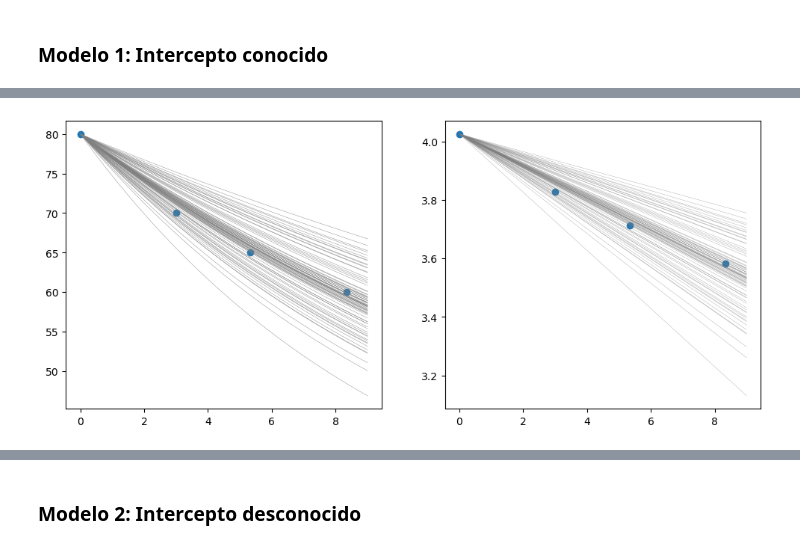
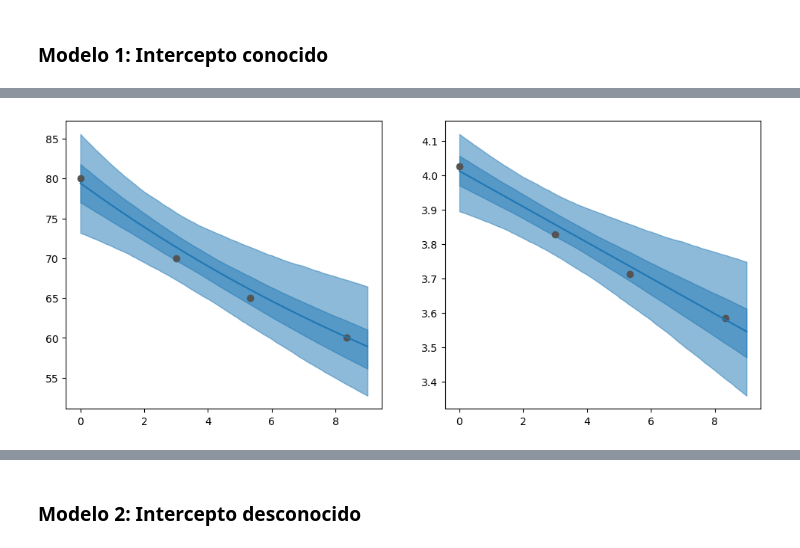
Before and after one commit to tomicapretto/tomicapretto.github.io, a Jupyter notebook: posts/_2025-08-10_temperatura-mate/index.ipynb, the cells around one changed output, grey strips where cells are left out. Saved outputs shown, nothing was run; the diff lists cells and outputs as text; code cells hidden in the pictures.

```diff
--- a/posts/_2025-08-10_temperatura-mate/index.ipynb
+++ b/posts/_2025-08-10_temperatura-mate/index.ipynb
@@ -155,16 +161,47 @@ az.plot_posterior(idata_1, var_names=["beta", "sigma"]);
 # %%
-fig, axes = plt.subplots(1, 2, figsize=(12, 5))
+# fig, axes = plt.subplots(1, 2, figsize=(12, 5))
 
-t_grid = np.linspace(0, 9, num=100)
-alpha = np.log(temperatura_inicial - temperatura_ambiente)
-betas = idata_1.posterior["beta"].values.flatten()[::50]
+# t_grid = np.linspace(0, 9, num=100)
+# alpha = np.log(temperatura_inicial - temperatura_ambiente)
+# betas = idata_1.posterior["beta"].values.flatten()[::50]
 
-for beta in betas:
-    mu = alpha - beta * t_grid
-    axes[0].plot(t_grid, np.exp(mu) + temperatura_ambiente, color="0.5", lw=0.3)
-    axes[1].plot(t_grid, mu, color="0.5", lw=0.2)
+# for beta in betas:
+#     mu = alpha - beta * t_grid
+#     axes[0].plot(t_grid, np.exp(mu) + temperatura_ambiente, color="0.5", lw=0.3)
+#     axes[1].plot(t_grid, mu, color="0.5", lw=0.2)
 
-axes[0].scatter(tiempo, datos["stanley"]);
-axes[1].scatter(tiempo, y_stanley);
+# axes[0].scatter(tiempo, datos["stanley"]);
+# axes[1].scatter(tiempo, y_stanley);
-# %% [output]
-[figure, removed]
+# %%
+fig, axes = plt.subplots(1, 2, figsize=(12, 5))
+
+t_grid = np.linspace(0, 9, num=100)
+alpha = np.log(temperatura_inicial - temperatura_ambiente)
+alphas = idata_1.posterior["alpha"].values.flatten()
+betas = idata_1.posterior["beta"].values.flatten()
+
+mu_draws = (alphas[:, None] - betas[:, None] * t_grid)
+mu_y_draws = np.exp(mu_draws) + temperatura_ambiente
+
+mu_mean = mu_draws.mean(0)
+mu_ci50 = np.quantile(mu_draws, q=(0.25, 0.75), axis=0)
+mu_ci90 = np.quantile(mu_draws, q=(0.05, 0.95), axis=0)
+
+
+mu_y_draws = np.exp(mu_draws) + temperatura_ambiente
+mu_y_mean = mu_y_draws.mean(0)
+mu_y_ci50 = np.quantile(mu_y_draws, q=(0.25, 0.75), axis=0)
+mu_y_ci90 = np.quantile(mu_y_draws, q=(0.05, 0.95), axis=0)
+
+axes[0].plot(t_grid, mu_y_mean)
+axes[0].fill_between(x=t_grid, y1=mu_y_ci50[0], y2=mu_y_ci50[1], alpha=0.5, color="C0")
+axes[0].fill_between(x=t_grid, y1=mu_y_ci90[0], y2=mu_y_ci90[1], alpha=0.5, color="C0")
+
+axes[1].plot(t_grid, mu_mean)
+axes[1].fill_between(x=t_grid, y1=mu_ci50[0], y2=mu_ci50[1], alpha=0.5, color="C0")
+axes[1].fill_between(x=t_grid, y1=mu_ci90[0], y2=mu_ci90[1], alpha=0.5, color="C0")
+
+axes[0].scatter(tiempo, datos["stanley"], color="0.33");
+axes[1].scatter(tiempo, y_stanley, color="0.33");
+# %% [output]
+[figure, added]
```
Also changed, not shown: parts of 6 cells of this notebook, 15 other files.
